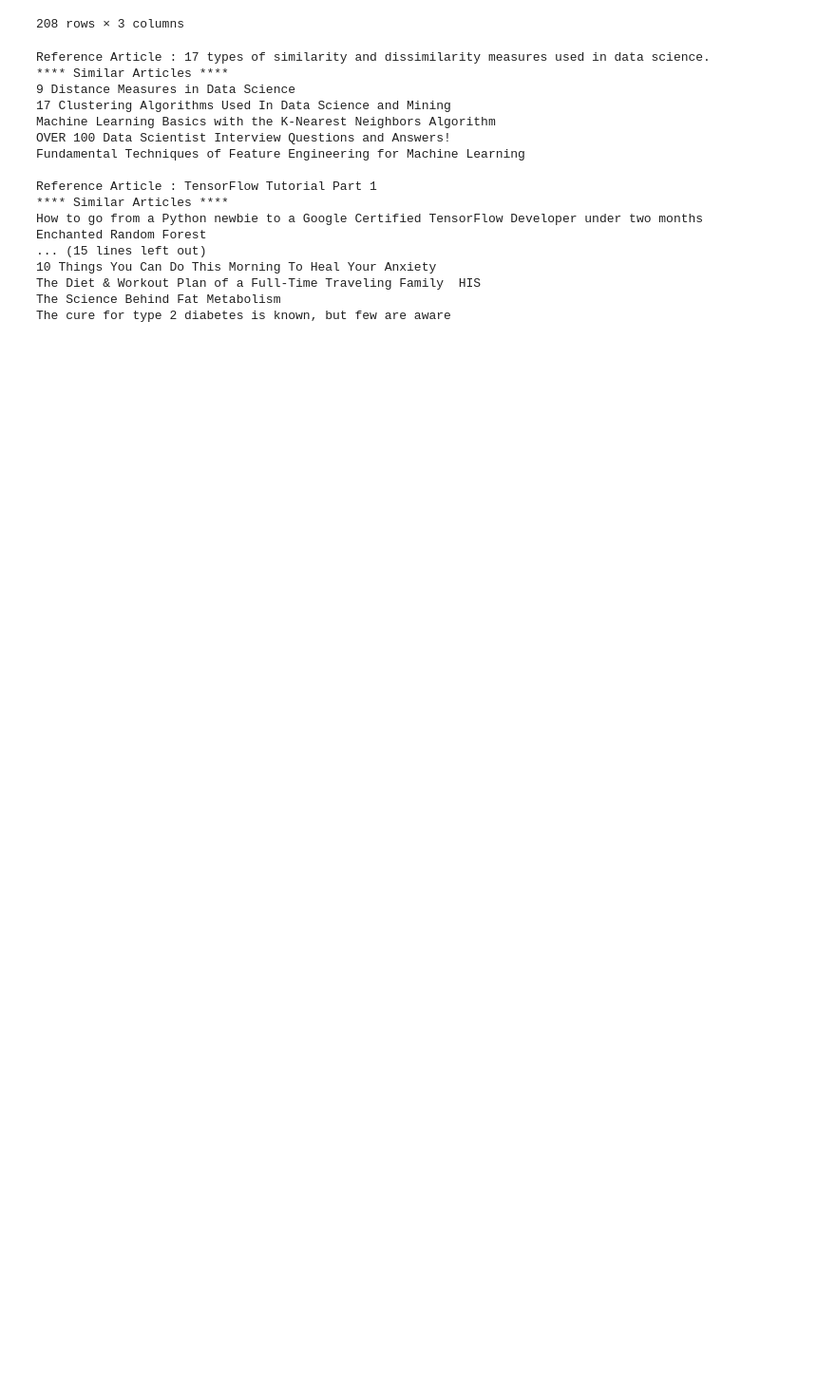
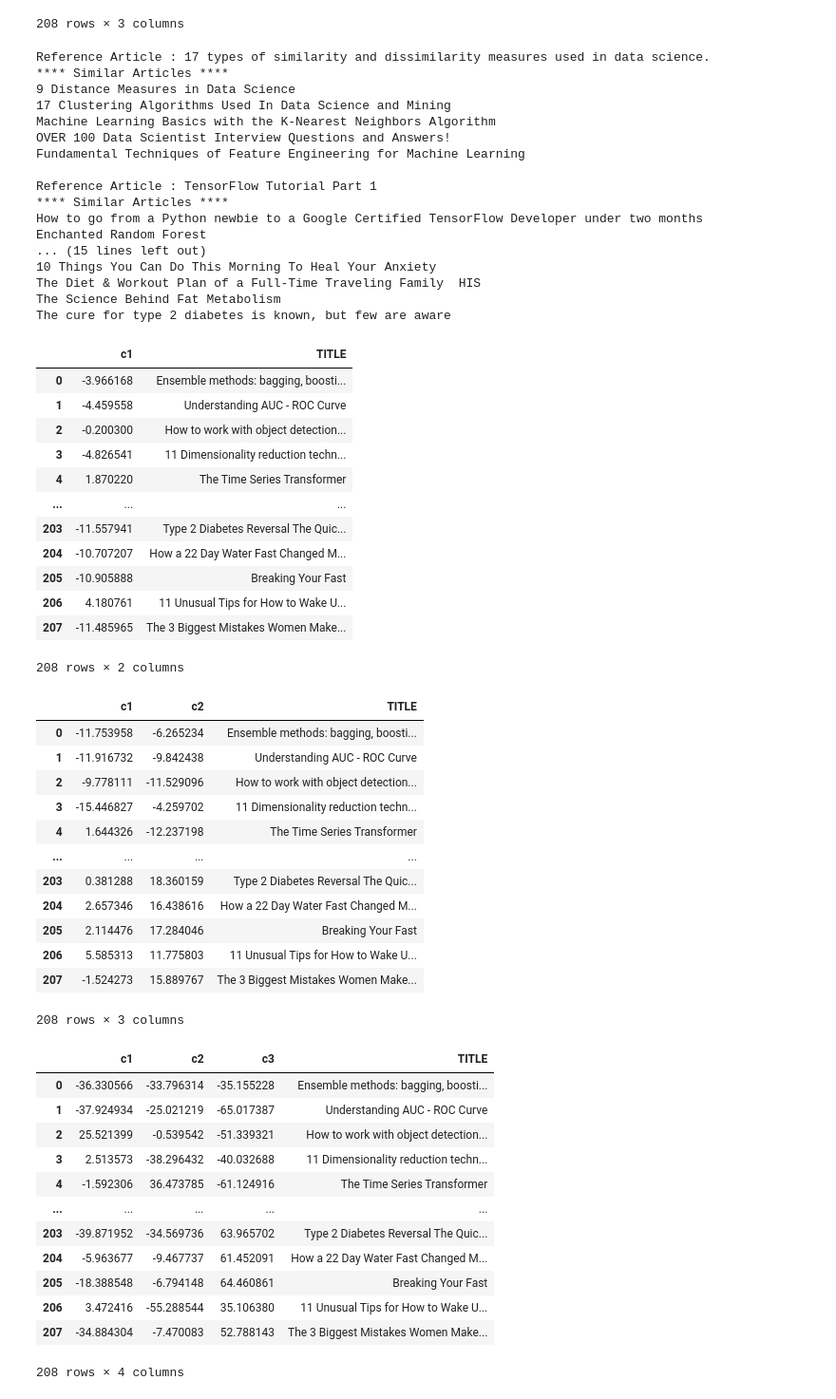
Before and after one commit to iopenattheclose/medium, a Jupyter notebook: text_representation.ipynb, the cells around one changed output. Shown at 95% size. Saved outputs shown, nothing was run; the diff lists cells and outputs as text; code cells hidden in the pictures; blank space fills up the shorter version.

```diff
--- a/text_representation.ipynb
+++ b/text_representation.ipynb
@@ -437,3 +437,52 @@ Enchanted Random Forest
 The Diet & Workout Plan of a Full-Time Traveling Family  HIS
 The Science Behind Fat Metabolism
 The cure for type 2 diabetes is known, but few are aware
+# %%
+for i in range(1,4):
+    tsne = TSNE(n_components=i)
+    tsne_tfidf_features = tsne.fit_transform(tfidf_features_df[tfidf_vectorizer.get_feature_names_out()].values)
+    tsne_tfidf_features_df = pd.DataFrame(tsne_tfidf_features)
+    # tsne_tfidf_features_df.columns = ["C1", "C2"]
+    tsne_tfidf_features_df.columns = [f'c{i}' for i in range(1, len(tsne_tfidf_features_df.columns) + 1)]
+    tsne_tfidf_features_df["TITLE"] = tfidf_features_df["TITLE"]
+    display(tsne_tfidf_features_df)
+# %% [output]
+|  | c1 | TITLE |
+| 0 | -3.966168 | Ensemble methods: bagging, boosti... |
+| 1 | -4.459558 | Understanding AUC - ROC Curve |
+| 2 | -0.200300 | How to work with object detection... |
+| 3 | -4.826541 | 11 Dimensionality reduction techn... |
+| 4 | 1.870220 | The Time Series Transformer |
+| ... | ... | ... |
+| 203 | -11.557941 | Type 2 Diabetes Reversal The Quic... |
+| 204 | -10.707207 | How a 22 Day Water Fast Changed M... |
+| 205 | -10.905888 | Breaking Your Fast |
+| 206 | 4.180761 | 11 Unusual Tips for How to Wake U... |
+| 207 | -11.485965 | The 3 Biggest Mistakes Women Make... |
+208 rows × 2 columns
+|  | c1 | c2 | TITLE |
+| 0 | -11.753958 | -6.265234 | Ensemble methods: bagging, boosti... |
+| 1 | -11.916732 | -9.842438 | Understanding AUC - ROC Curve |
+| 2 | -9.778111 | -11.529096 | How to work with object detection... |
+| 3 | -15.446827 | -4.259702 | 11 Dimensionality reduction techn... |
+| 4 | 1.644326 | -12.237198 | The Time Series Transformer |
+| ... | ... | ... | ... |
+| 203 | 0.381288 | 18.360159 | Type 2 Diabetes Reversal The Quic... |
+| 204 | 2.657346 | 16.438616 | How a 22 Day Water Fast Changed M... |
+| 205 | 2.114476 | 17.284046 | Breaking Your Fast |
+| 206 | 5.585313 | 11.775803 | 11 Unusual Tips for How to Wake U... |
+| 207 | -1.524273 | 15.889767 | The 3 Biggest Mistakes Women Make... |
+208 rows × 3 columns
+|  | c1 | c2 | c3 | TITLE |
+| 0 | -36.330566 | -33.796314 | -35.155228 | Ensemble methods: bagging, boosti... |
+| 1 | -37.924934 | -25.021219 | -65.017387 | Understanding AUC - ROC Curve |
+| 2 | 25.521399 | -0.539542 | -51.339321 | How to work with object detection... |
+| 3 | 2.513573 | -38.296432 | -40.032688 | 11 Dimensionality reduction techn... |
+| 4 | -1.592306 | 36.473785 | -61.124916 | The Time Series Transformer |
+| ... | ... | ... | ... | ... |
+| 203 | -39.871952 | -34.569736 | 63.965702 | Type 2 Diabetes Reversal The Quic... |
+| 204 | -5.963677 | -9.467737 | 61.452091 | How a 22 Day Water Fast Changed M... |
+| 205 | -18.388548 | -6.794148 | 64.460861 | Breaking Your Fast |
+| 206 | 3.472416 | -55.288544 | 35.106380 | 11 Unusual Tips for How to Wake U... |
+| 207 | -34.884304 | -7.470083 | 52.788143 | The 3 Biggest Mistakes Women Make... |
+208 rows × 4 columns
```
Also changed, not shown: parts of 5 cells of this notebook.
